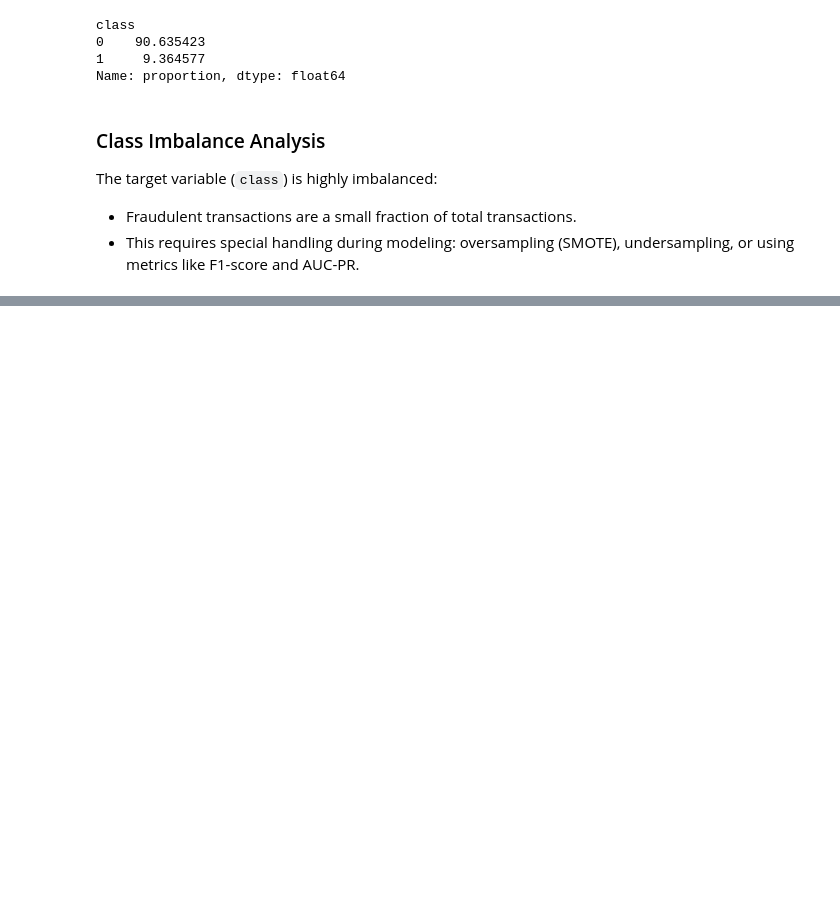
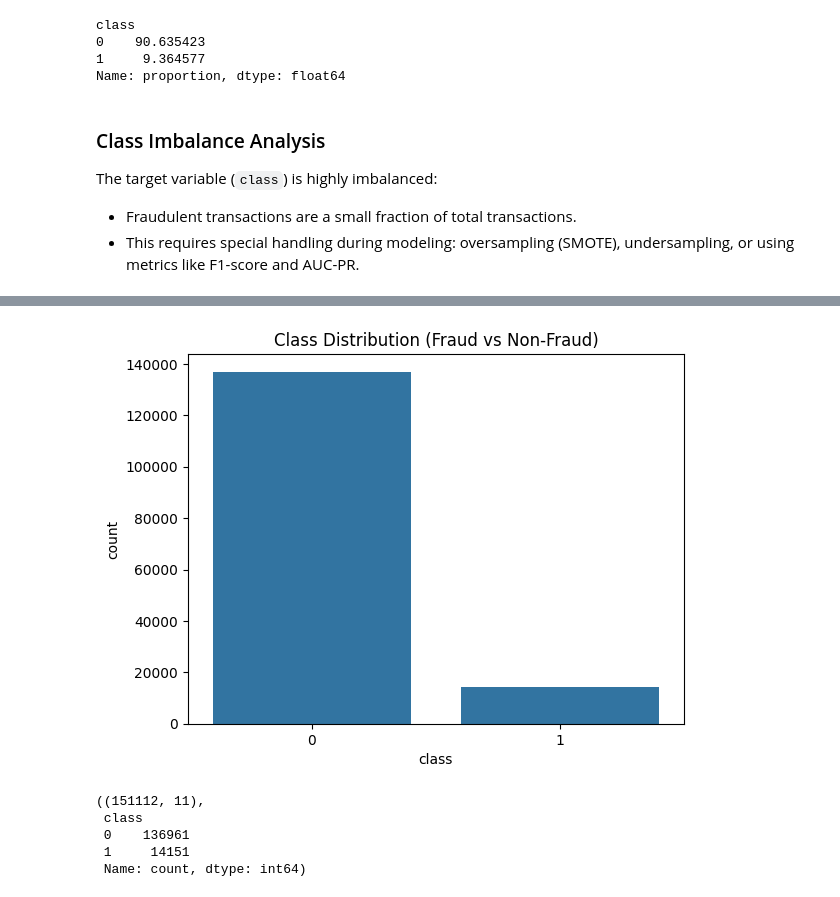
Before and after one commit to yosefmaregn2017-droid/fraud-detection, a Jupyter notebook: notebooks/eda-fraud-data.ipynb, the cells around one changed output, grey strips where cells are left out. Drawn from its saved outputs; the diff is of its cells as text; code cells hidden in the pictures; blank space fills up the shorter version.

Commit message:
Fix: explicit data loading and EDA execution order

```diff
--- a/notebooks/eda-fraud-data.ipynb
+++ b/notebooks/eda-fraud-data.ipynb
@@ -252,0 +255,7 @@ fraud_encoded.to_csv("../data/processed/fraud_data_processed.csv", index=False)
+# %%
+import pandas as pd
+
+# Load raw fraud data
+df = pd.read_csv("../data/raw/Fraud_Data.csv")
+
+df.head()
@@ -252,0 +269,17 @@ fraud_encoded.to_csv("../data/processed/fraud_data_processed.csv", index=False)
+# %%
+import matplotlib.pyplot as plt
+import seaborn as sns
+
+sns.countplot(x="class", data=df)
+plt.title("Class Distribution (Fraud vs Non-Fraud)")
+plt.show()
+# %% [output]
+[figure, added]
+# %%
+df.shape, df["class"].value_counts()
+# %% [output]
+((151112, 11),
+ class
+ 0    136961
+ 1     14151
+ Name: count, dtype: int64)
```
Also changed, not shown: parts of 2 cells of this notebook.
